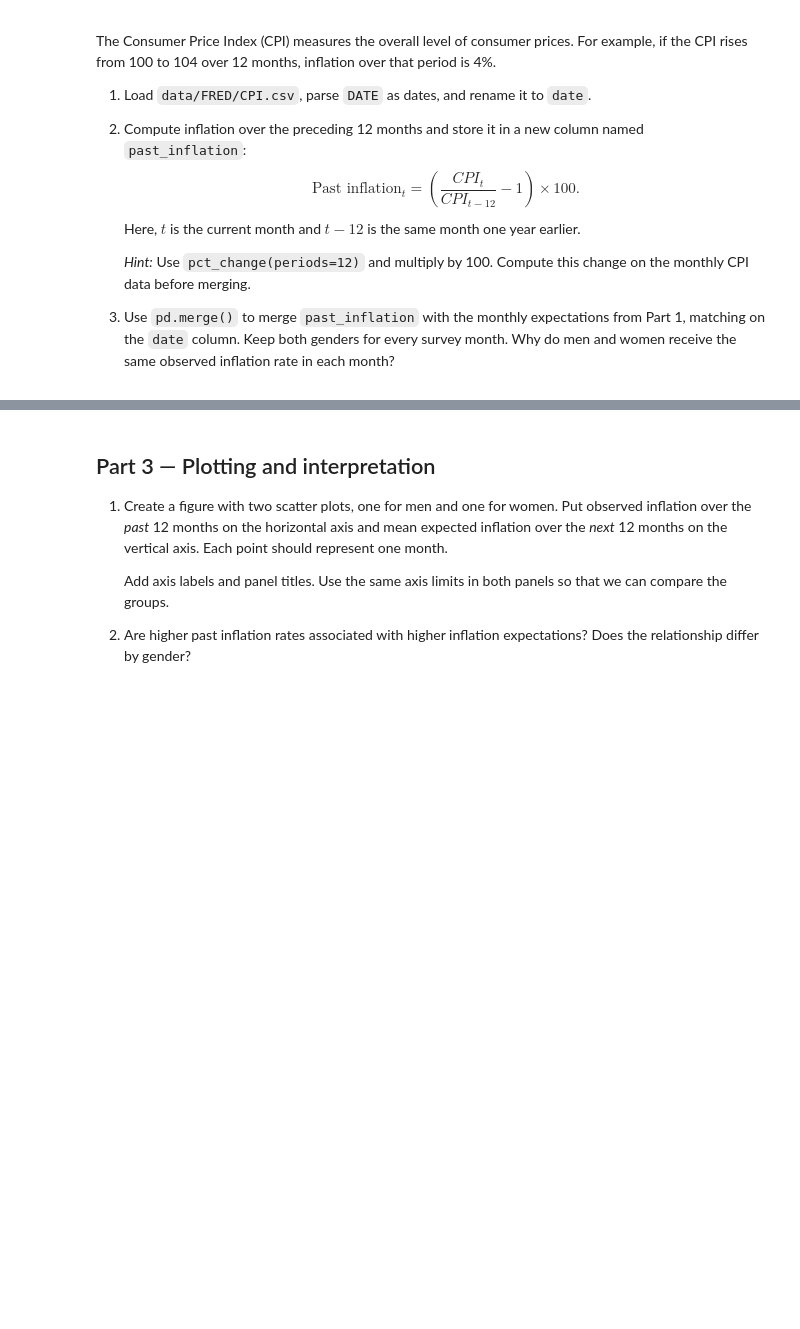
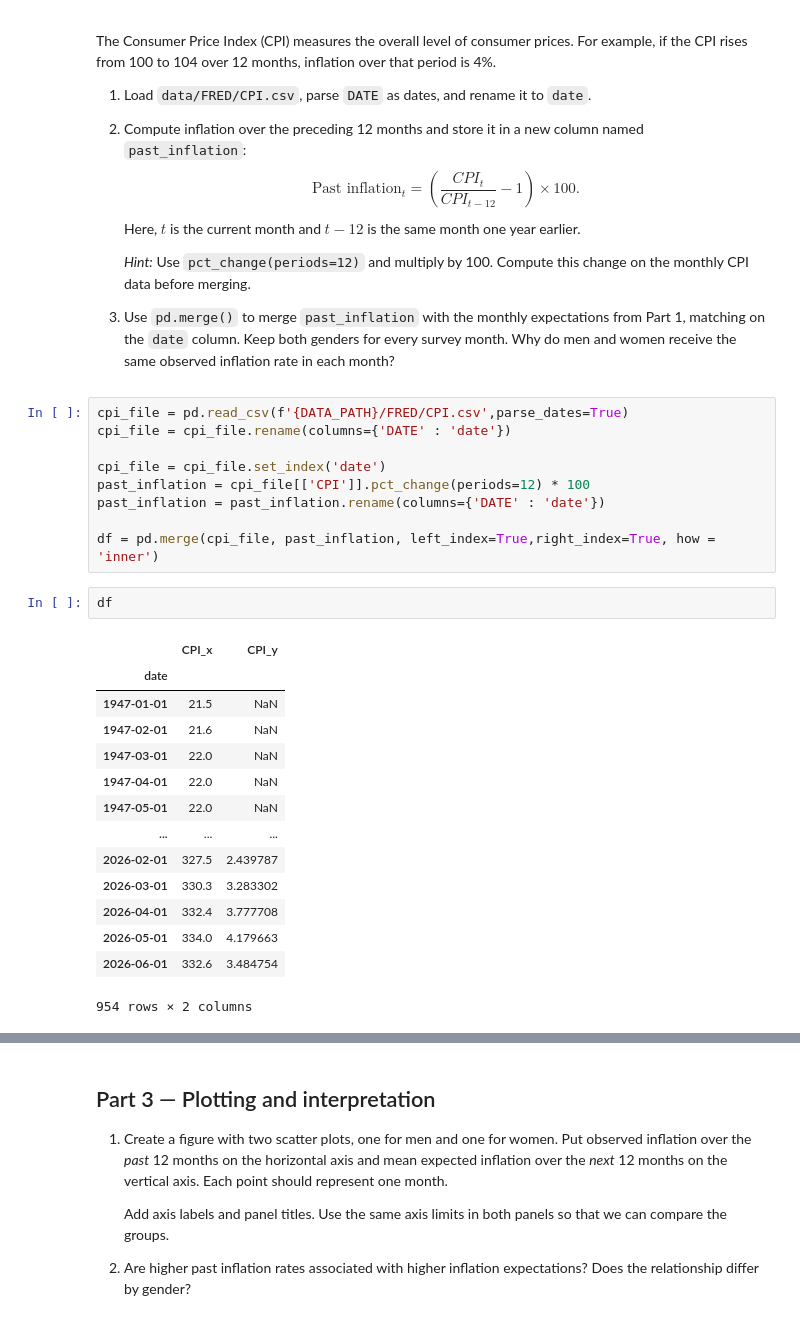
Before and after one commit to falkfrydenlund-creator/TECH2-H26, a Jupyter notebook: workshops/workshop5/workshop5-FF.ipynb, the cells around one changed output, grey strips where cells are left out. Cells and saved outputs as stored; diff of their text form; blank space fills up the shorter version.

```diff
--- a/workshops/workshop5/workshop5-FF.ipynb
+++ b/workshops/workshop5/workshop5-FF.ipynb
@@ -328,3 +380,29 @@ period is 4%.
    from Part 1, matching on the `date` column. Keep both genders for
    every survey month. Why do men and women receive the same observed inflation
    rate in each month?
+# %%
+cpi_file = pd.read_csv(f'{DATA_PATH}/FRED/CPI.csv',parse_dates=True)
+cpi_file = cpi_file.rename(columns={'DATE' : 'date'})
+
+cpi_file = cpi_file.set_index('date')
+past_inflation = cpi_file[['CPI']].pct_change(periods=12) * 100
+past_inflation = past_inflation.rename(columns={'DATE' : 'date'})
+
+df = pd.merge(cpi_file, past_inflation, left_index=True,right_index=True, how = 'inner')
+# %%
+df
+# %% [output]
+|  | CPI_x | CPI_y |
+| date |  |  |
+| 1947-01-01 | 21.5 | NaN |
+| 1947-02-01 | 21.6 | NaN |
+| 1947-03-01 | 22.0 | NaN |
+| 1947-04-01 | 22.0 | NaN |
+| 1947-05-01 | 22.0 | NaN |
+| ... | ... | ... |
+| 2026-02-01 | 327.5 | 2.439787 |
+| 2026-03-01 | 330.3 | 3.283302 |
+| 2026-04-01 | 332.4 | 3.777708 |
+| 2026-05-01 | 334.0 | 4.179663 |
+| 2026-06-01 | 332.6 | 3.484754 |
+954 rows × 2 columns
```
Also changed, not shown: parts of 6 cells of this notebook.
